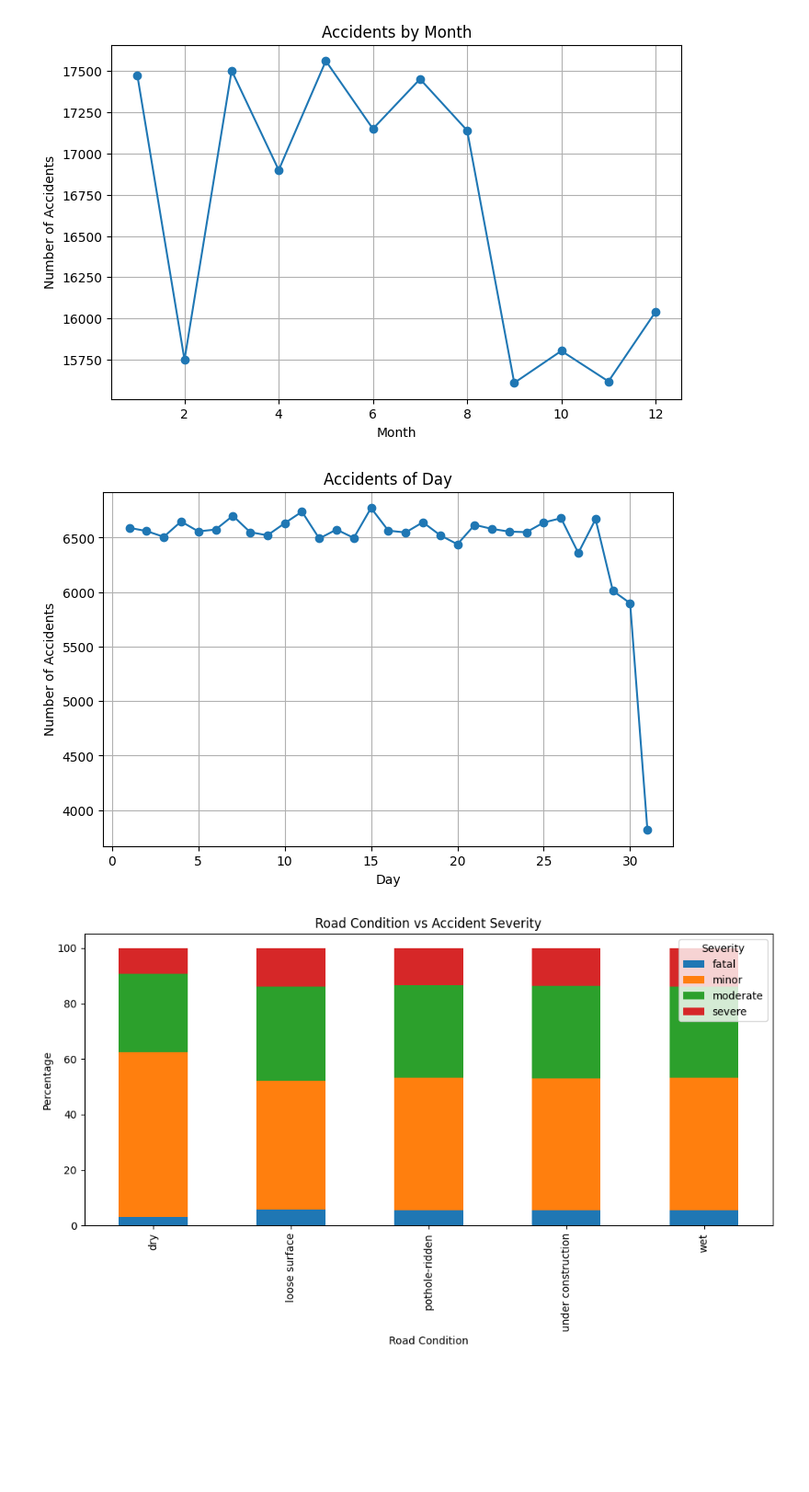
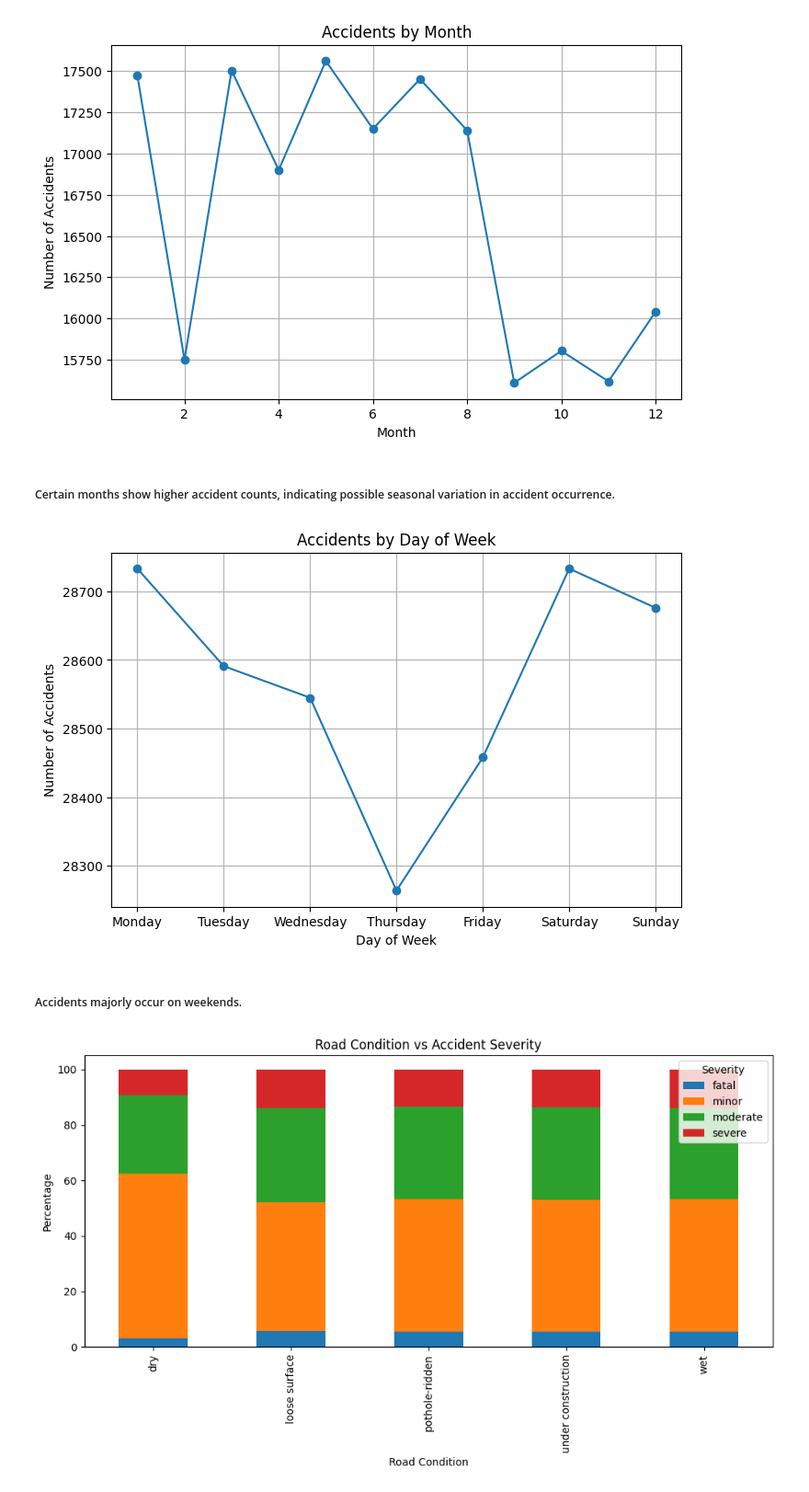
Before and after one commit to Kakul-07/Task-1, a Jupyter notebook: EDA.ipynb, the cells around one changed output. Shown at 92% size. Saved outputs shown, nothing was run; the diff lists cells and outputs as text; code cells hidden in the pictures; blank space fills up the shorter version.

```diff
--- a/EDA.ipynb
+++ b/EDA.ipynb
@@ -341,6 +343,7 @@ np.int64(0)
 df["year"] = df["accident_datetime"].dt.year
 df["month"] = df["accident_datetime"].dt.month
 df["day"] = df["accident_datetime"].dt.day
+df["weekday"] = df["accident_datetime"].dt.day_name()
 # %% [markdown]
 ### Outliers
 # %%
@@ -392,3 +395,11 @@ outlier_table.sort_values("Outlier Count", ascending=False)
 | 2 | number_of_lanes | 0 |
 | 5 | visibility_km | 0 |
 | 6 | temperature_c | 0 |
+# %%
+for col in numeric_cols:
+    Q1 = df[col].quantile(0.25)
+    Q3 = df[col].quantile(0.75)
+    IQR = Q3 - Q1
+    lower = Q1 - 1.5 * IQR
+    upper = Q3 + 1.5 * IQR
+    df[col] = df[col].clip(lower=lower, upper=upper)
@@ -500,17 +553,24 @@ plt.grid()
 plt.show()
 # %% [output]
 [figure]
+# %% [markdown]
+##### Certain months show higher accident counts, indicating possible seasonal variation in accident occurrence.
 # %%
-daily = df["day"].value_counts().sort_index()
+df["weekday"] = df["accident_datetime"].dt.day_name()
+daily = df["weekday"].value_counts()
+weekday_order = ["Monday", "Tuesday", "Wednesday", "Thursday", "Friday", "Saturday", "Sunday"]
+daily = daily.reindex(weekday_order)
 plt.figure(figsize=(8,5))
 plt.plot(daily.index, daily.values, marker="o")
-plt.title("Accidents of Day")
-plt.xlabel("Day")
+plt.title("Accidents by Day of Week")
+plt.xlabel("Day of Week")
 plt.ylabel("Number of Accidents")
 plt.grid()
 plt.show()
 # %% [output]
-[figure, old version]
+[figure, new version]
+# %% [markdown]
+##### Accidents majorly occur on weekends.
 # %%
 road_severity = pd.crosstab(df["road_condition"], df["accident_severity"],normalize="index") * 100
 road_severity.plot(kind="bar", stacked=True,figsize=(10,6))
```
Also changed, not shown: parts of 32 cells of this notebook.
